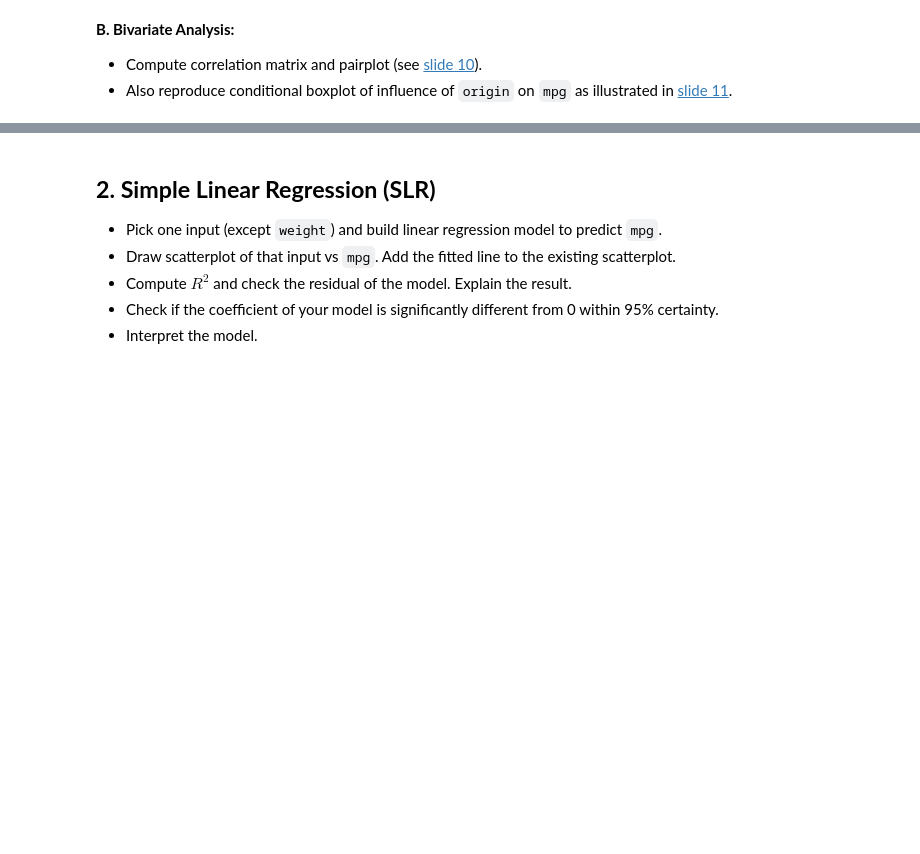
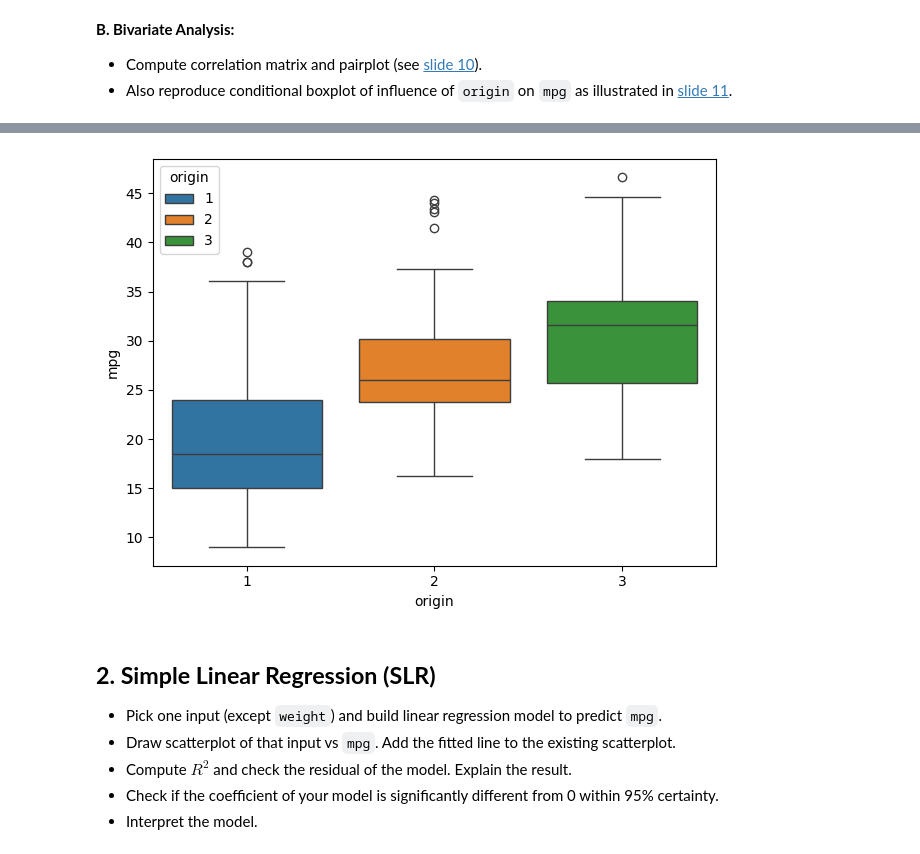
Before and after one commit to LaimengEung/inf-604-data-analysis-i-repo, a Jupyter notebook: Copy_of_Lab7_Linear_Logistic_Regression.ipynb, the cells around one changed output, grey strips where cells are left out. Saved outputs shown, nothing was run; the diff lists cells and outputs as text; code cells hidden in the pictures; blank space fills up the shorter version.

```diff
--- a/Copy_of_Lab7_Linear_Logistic_Regression.ipynb
+++ b/Copy_of_Lab7_Linear_Logistic_Regression.ipynb
@@ -48,0 +73,3 @@ Extracting files...
+# %%
+hp_numeric = pd.to_numeric(data['horsepower'], errors='coerce') # forces errors into NaN
+data[hp_numeric.isna()]         # queries for the missing values in hp_numeric (it's currently a data['horsepower'])
@@ -54,3 +200,9 @@ Extracting files...
+# %%
+sns.boxplot(data=data, x="origin", y="mpg", hue="origin")
+plt.tight_layout()
+plt.show()
+# %% [output]
+[figure, added]
 # %% [markdown]
 ## **2. Simple Linear Regression (SLR)**
 
```
Also changed, not shown: parts of 62 cells of this notebook.
